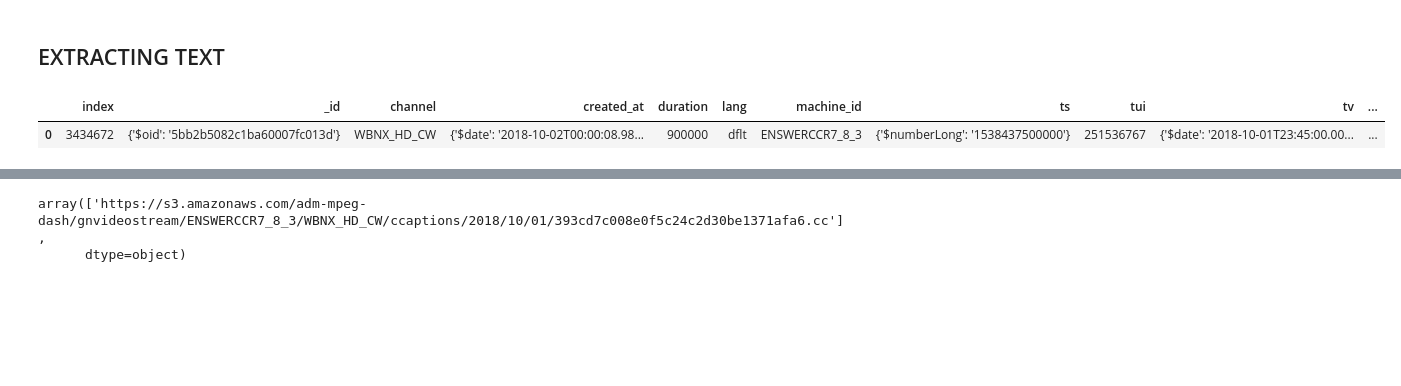
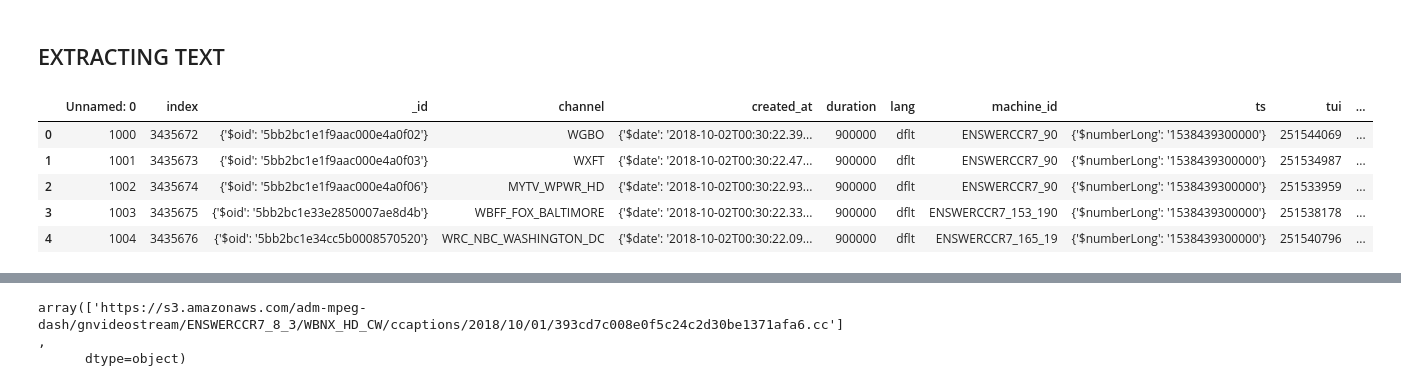
Before and after one commit to albertolovell/closed_caption_classifier, a Jupyter notebook: caption_notebook.ipynb, the cells around one changed output, grey strips where cells are left out. Cells and saved outputs as stored; diff of their text form; code cells hidden in the pictures; blank space fills up the shorter version.

Commit message:
ec2 pull text

```diff
--- a/caption_notebook.ipynb
+++ b/caption_notebook.ipynb
@@ -257,8 +264,12 @@ df_small = df_new.head(1000)
 # %% [markdown]
 ## EXTRACTING TEXT
 # %%
-text_df = pd.read_csv('data/cc_recent.csv', encoding='utf-8')
-text_df.loc[:0]
+text_df = pd.read_csv('data/recent_raw.csv', encoding='utf-8')
+text_df.head()
 # %% [output]
-|  | index | _id | channel | created_at | duration | lang | machine_id | ts | tui | tv | ... |
-| 0 | 3434672 | {'$oid': '5bb2b5082c1ba60007fc013d'} | WBNX_HD_CW | {'$date': '2018-10-02T00:00:08.98... | 900000 | dflt | ENSWERCCR7_8_3 | {'$numberLong': '1538437500000'} | 251536767 | {'$date': '2018-10-01T23:45:00.00... | ... |
+|  | Unnamed: 0 | index | _id | channel | created_at | duration | lang | machine_id | ts | tui | ... |
+| 0 | 1000 | 3435672 | {'$oid': '5bb2bc1e1f9aac000e4a0f02'} | WGBO | {'$date': '2018-10-02T00:30:22.39... | 900000 | dflt | ENSWERCCR7_90 | {'$numberLong': '1538439300000'} | 251544069 | ... |
+| 1 | 1001 | 3435673 | {'$oid': '5bb2bc1e1f9aac000e4a0f03'} | WXFT | {'$date': '2018-10-02T00:30:22.47... | 900000 | dflt | ENSWERCCR7_90 | {'$numberLong': '1538439300000'} | 251534987 | ... |
+| 2 | 1002 | 3435674 | {'$oid': '5bb2bc1e1f9aac000e4a0f06'} | MYTV_WPWR_HD | {'$date': '2018-10-02T00:30:22.93... | 900000 | dflt | ENSWERCCR7_90 | {'$numberLong': '1538439300000'} | 251533959 | ... |
+| 3 | 1003 | 3435675 | {'$oid': '5bb2bc1e33e2850007ae8d4b'} | WBFF_FOX_BALTIMORE | {'$date': '2018-10-02T00:30:22.33... | 900000 | dflt | ENSWERCCR7_153_190 | {'$numberLong': '1538439300000'} | 251538178 | ... |
+| 4 | 1004 | 3435676 | {'$oid': '5bb2bc1e34cc5b0008570520'} | WRC_NBC_WASHINGTON_DC | {'$date': '2018-10-02T00:30:22.09... | 900000 | dflt | ENSWERCCR7_165_19 | {'$numberLong': '1538439300000'} | 251540796 | ... |
```
Also changed, not shown: parts of 4 cells of this notebook.
